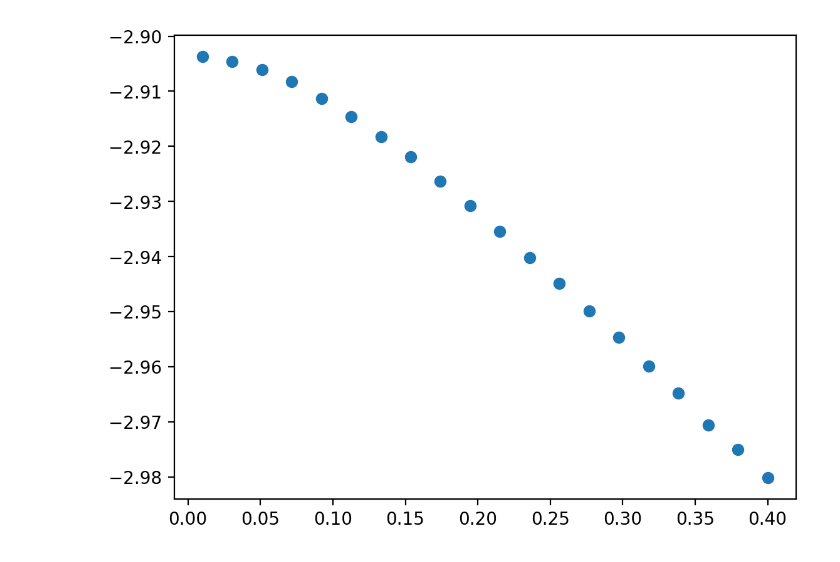
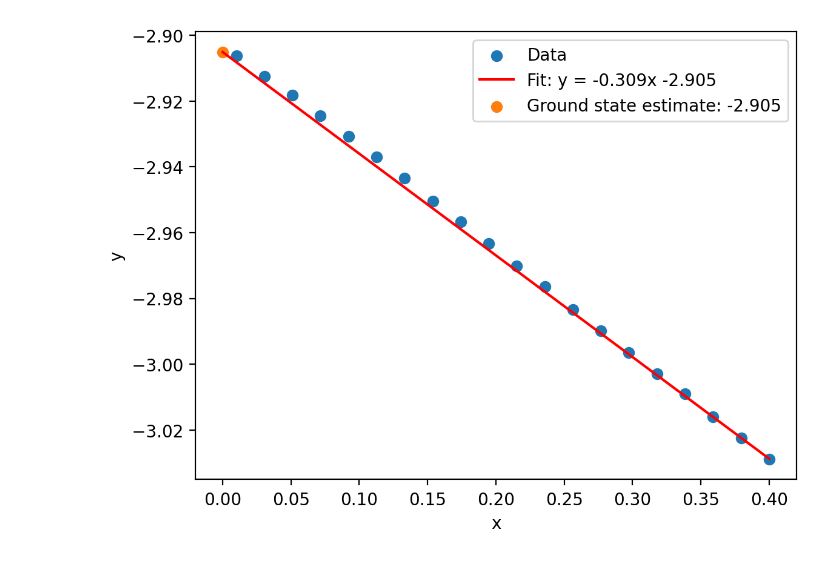
Before and after one commit to gujoh/compfys-h3, a Jupyter notebook: plotting/task4.ipynb, the cells around one changed output. Saved outputs shown, nothing was run; the diff lists cells and outputs as text; code cells hidden in the pictures.

Commit message:
plots

```diff
--- a/plotting/task4.ipynb
+++ b/plotting/task4.ipynb
@@ -5,4 +5,5 @@ import matplotlib.pyplot as plt
 plt.rcParams['figure.dpi'] = 200
 # %%
 data = np.genfromtxt("../data/task5.csv", delimiter=",")
-x = np.linspace(0.01, 0.4, 20)
+x1 = np.linspace(0.01, 0.4, 20)
+x = np.linspace(0, 0.4, 20)
@@ -14,5 +10,12 @@ plt.show()
-# %%
-plt.scatter(x, data[:, 1])
-plt.show()
-# %% [output]
-[figure, removed]
+# %%
+slope, intercept = np.polyfit(x, data[:, 0], 1)
+fit_line = slope * x + intercept
+plt.scatter(x1, data[:, 0], label="Data")
+plt.plot(x, fit_line, color='red', label=f"Fit: y = {slope:.3f}x {intercept:.3f}")
+plt.scatter(x[0], fit_line[0], label=f"Ground state estimate: {fit_line[0]:.3f}")
+plt.xlabel("x")
+plt.ylabel("y")
+plt.legend()
+plt.show()
+# %% [output]
+[figure, added]
```
Also changed, not shown: parts of 2 cells of this notebook.
